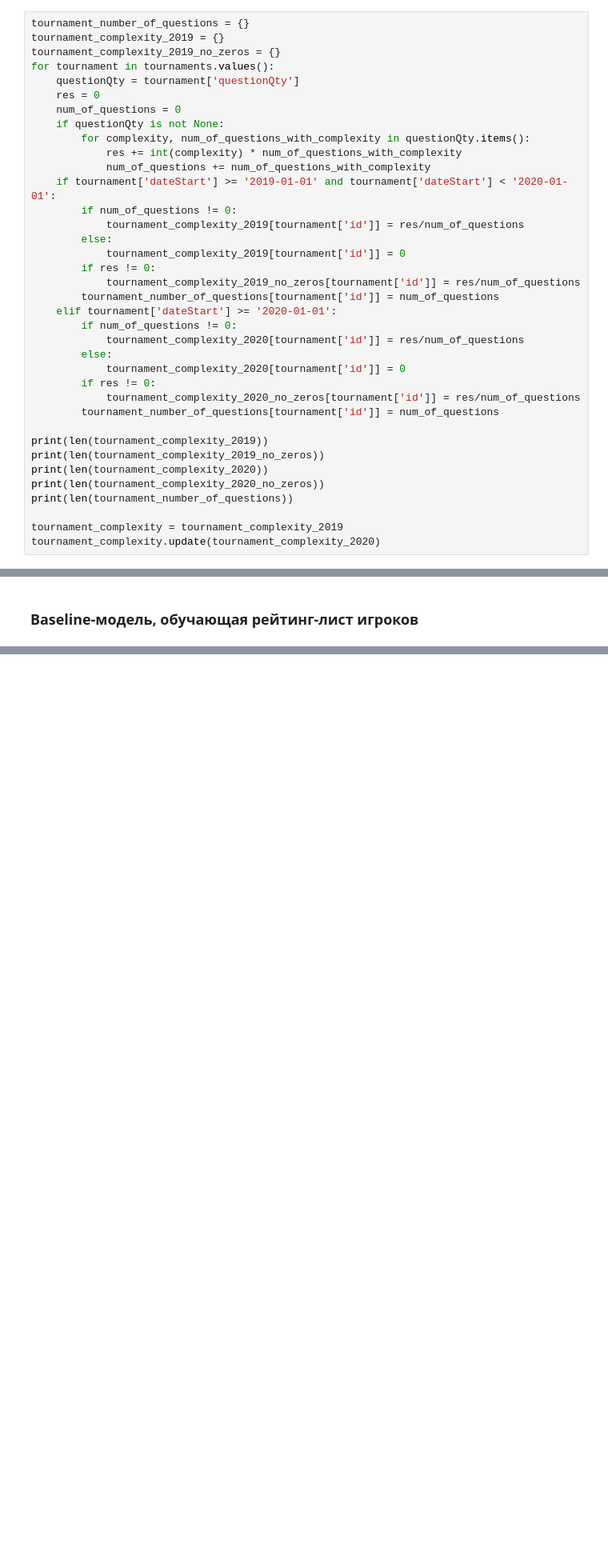
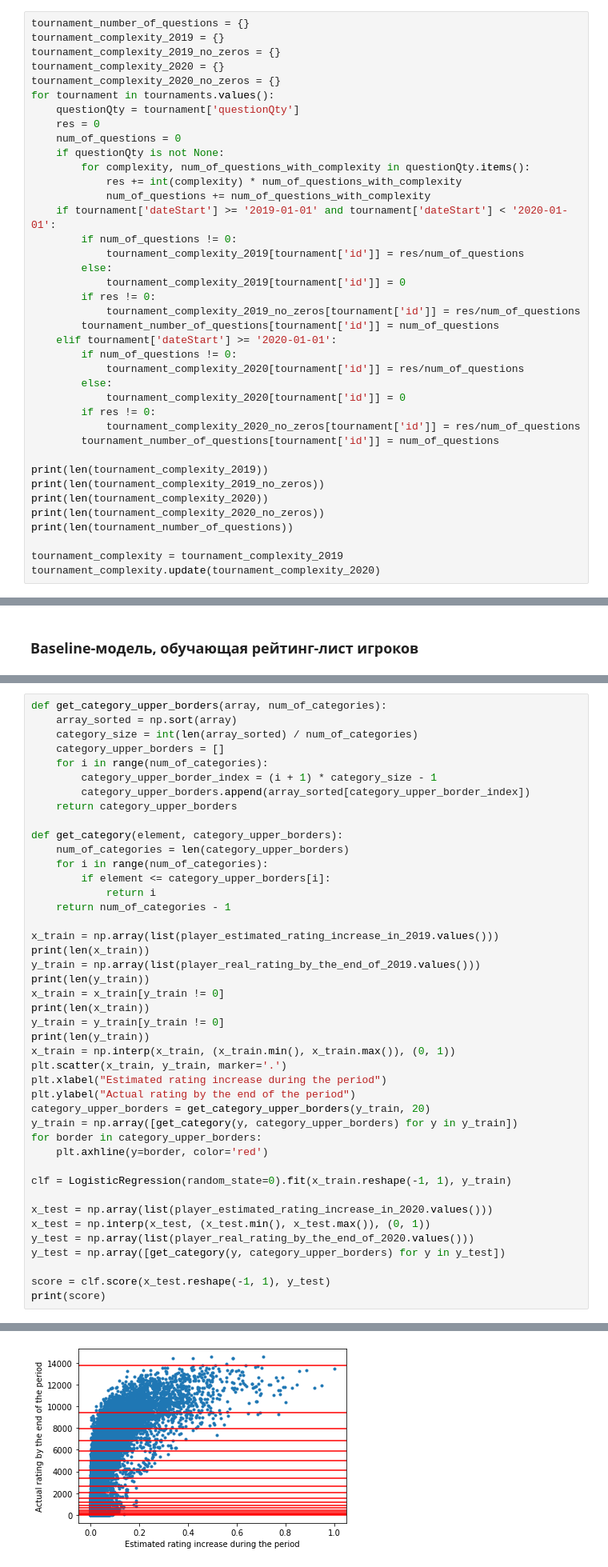
Before and after one commit to Margarita307/DL, a Jupyter notebook: task_2.ipynb, the cells around one changed output, grey strips where cells are left out. Shown: that part at 80% size. Saved outputs shown, nothing was run; the diff lists cells and outputs as text; blank space fills up the shorter version.

```diff
--- a/task_2.ipynb
+++ b/task_2.ipynb
@@ -13,6 +13,8 @@ tournaments = pd.read_pickle('tournaments.pkl')
 tournament_number_of_questions = {}
 tournament_complexity_2019 = {}
 tournament_complexity_2019_no_zeros = {}
+tournament_complexity_2020 = {}
+tournament_complexity_2020_no_zeros = {}
 for tournament in tournaments.values():
     questionQty = tournament['questionQty']
     res = 0
@@ -137,0 +122,44 @@ plt.scatter(x_train, y_train, marker='.')
+# %%
+def get_category_upper_borders(array, num_of_categories):
+    array_sorted = np.sort(array)
+    category_size = int(len(array_sorted) / num_of_categories)
+    category_upper_borders = []
+    for i in range(num_of_categories):
+        category_upper_border_index = (i + 1) * category_size - 1
+        category_upper_borders.append(array_sorted[category_upper_border_index])
+    return category_upper_borders
+
+def get_category(element, category_upper_borders):
+    num_of_categories = len(category_upper_borders)
+    for i in range(num_of_categories):
+        if element <= category_upper_borders[i]:
+            return i
+    return num_of_categories - 1
+
+x_train = np.array(list(player_estimated_rating_increase_in_2019.values()))
+print(len(x_train))
+y_train = np.array(list(player_real_rating_by_the_end_of_2019.values()))
+print(len(y_train))
+x_train = x_train[y_train != 0]
+print(len(x_train))
+y_train = y_train[y_train != 0]
+print(len(y_train))
+x_train = np.interp(x_train, (x_train.min(), x_train.max()), (0, 1))
+plt.scatter(x_train, y_train, marker='.')
+plt.xlabel("Estimated rating increase during the period")
+plt.ylabel("Actual rating by the end of the period")
+category_upper_borders = get_category_upper_borders(y_train, 20)
+y_train = np.array([get_category(y, category_upper_borders) for y in y_train])
+for border in category_upper_borders:
+    plt.axhline(y=border, color='red')
+
+clf = LogisticRegression(random_state=0).fit(x_train.reshape(-1, 1), y_train)
+
+x_test = np.array(list(player_estimated_rating_increase_in_2020.values()))
+x_test = np.interp(x_test, (x_test.min(), x_test.max()), (0, 1))
+y_test = np.array(list(player_real_rating_by_the_end_of_2020.values()))
+y_test = np.array([get_category(y, category_upper_borders) for y in y_test])
+
+score = clf.score(x_test.reshape(-1, 1), y_test)
+print(score)
+# %% [output]
@@ -137,0 +171 @@ plt.scatter(x_train, y_train, marker='.')
+[figure, added]
```
Also changed, not shown: parts of 4 cells of this notebook.
